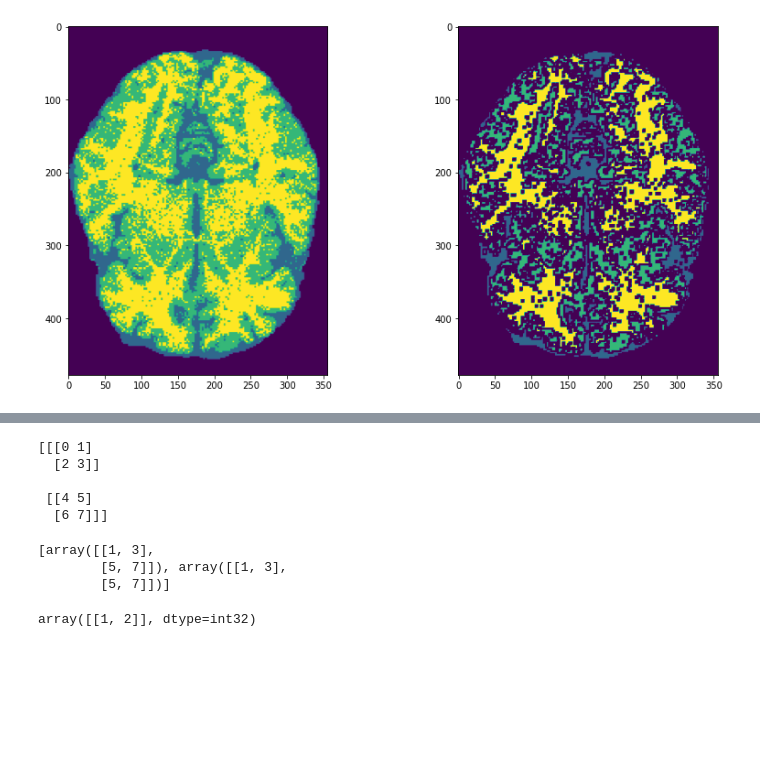
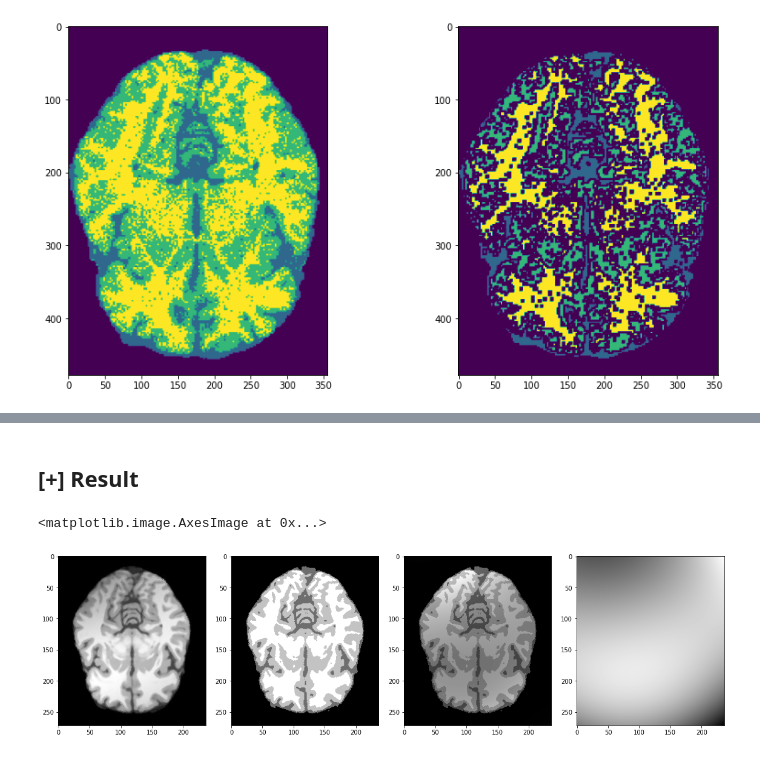
Before and after one commit to Elrn/preprocessing, a Jupyter notebook: Clustering.ipynb, the cells around one changed output, grey strips where cells are left out. Drawn from its saved outputs; the diff is of its cells as text; code cells hidden in the pictures; blank space fills up the shorter version.

Commit message:
add RCLCI result

```diff
--- a/Clustering.ipynb
+++ b/Clustering.ipynb
@@ -782,51 +765,0 @@ np.round(a, 2), a.shape
-# %%
-# https://docs.scipy.org/doc/scipy/reference/generated/scipy.special.legendre.html
-# scipy.special.legendre()
-def getBasisOrder3(h, w):
-    x = np.linspace(-1, 1, w)[None, :]
-    y = np.linspace(-1, 1, h)[None, :]
-    x, y = np.meshgrid(x, y)
-
-    bais = np.zeros([h, w, 10])
-    bais[:,:,0] = 1
-    bais[:,:,1] = x
-    bais[:,:,2] = (3*x**2-1)      # [3x^2 - 1] / 2
-    bais[:,:,3] = (5*x**2 - 3*x) # [5x^3 - 3x] / 2
-    bais[:,:,4] = y                 # [35*x**4 - 30*x**2 + 3] / 8
-    bais[:,:,5] = x*y               # [63x^5 - 70x^3 + 15x] / 8
-    bais[:,:,6] = y*(3*x**2 -1)  # [231*x**6 - 315*x**4 + 105*x**2 -5] / 16
-    bais[:,:,7] = (3*y**2-1)    # [429x^7 - 693x^5 + 315x^3 - 35x] / 16
-    bais[:,:,8] = (3*y**2-1)*x   # [6435x^8 - 12012x^6 + 6930x^4 - 1260x^2 + 35] / 128
-    bais[:,:,9] = (5*y**3-3*y)   # [12155x^9 - 25740x^7 + 18018x^5 - 4620x^3 + 315x] / 128
-    return bais
-
-# a = getBasisOrder3(3, 3)
-
-s = []
-
-# a = a[...,None] * a[...,None,:]
-shape = [2, 2, 2]
-a = np.reshape(np.arange(0, np.prod(shape), dtype='int32'), shape)
-print(a)
-a = [np.prod(a[..., 1:], -1) for i in enumerate(range(a.shape[-1]))]
-
-# a = np.triu(a)
-# a = np.stack(s, 0)#.reshape([5, 5, 2, 2])
-a
-# np.round(a, 2), a.shape
-# %% [output]
-[[[0 1]
-  [2 3]]
-
- [[4 5]
-  [6 7]]]
-[array([[1, 3],
-        [5, 7]]), array([[1, 3],
-        [5, 7]])]
-# %%
-shape = [1, 3]
-a = np.reshape(np.arange(0, np.prod(shape), dtype='int32'), shape)
-
-a[..., 1:]
-# %% [output]
-array([[1, 2]], dtype=int32)
@@ -897,0 +766,24 @@ C_out=C;
+# %% [markdown]
+## **[+] Result**
+# %%
+base_dir = '/content'
+img_path = join(base_dir, 'bias field test.png')
+assert os.path.exists(img_path)
+x = cv2.imread(img_path, 0)
+shape = (np.array(x.shape)//4).tolist()
+shape.reverse()
+# x = cv2.resize(x, shape)
+x = weighting(x[None, ..., None])
+x = np.squeeze(x, 0)
+J, BJ, BF = RCLCI(x, 4)
+
+cols, rows = 1, 4
+figure, axs  = plt.subplots(cols, rows, figsize=(rows*4,cols*5))
+figure.tight_layout()
+axs[0].imshow(x, cmap='gray')
+axs[1].imshow(J, cmap='gray')
+axs[2].imshow(BJ, cmap='gray')
+axs[3].imshow(BF, cmap='gray')
+# %% [output]
+<matplotlib.image.AxesImage at 0x...>
+[figure, added]
```
Also changed, not shown: parts of 12 cells of this notebook.
